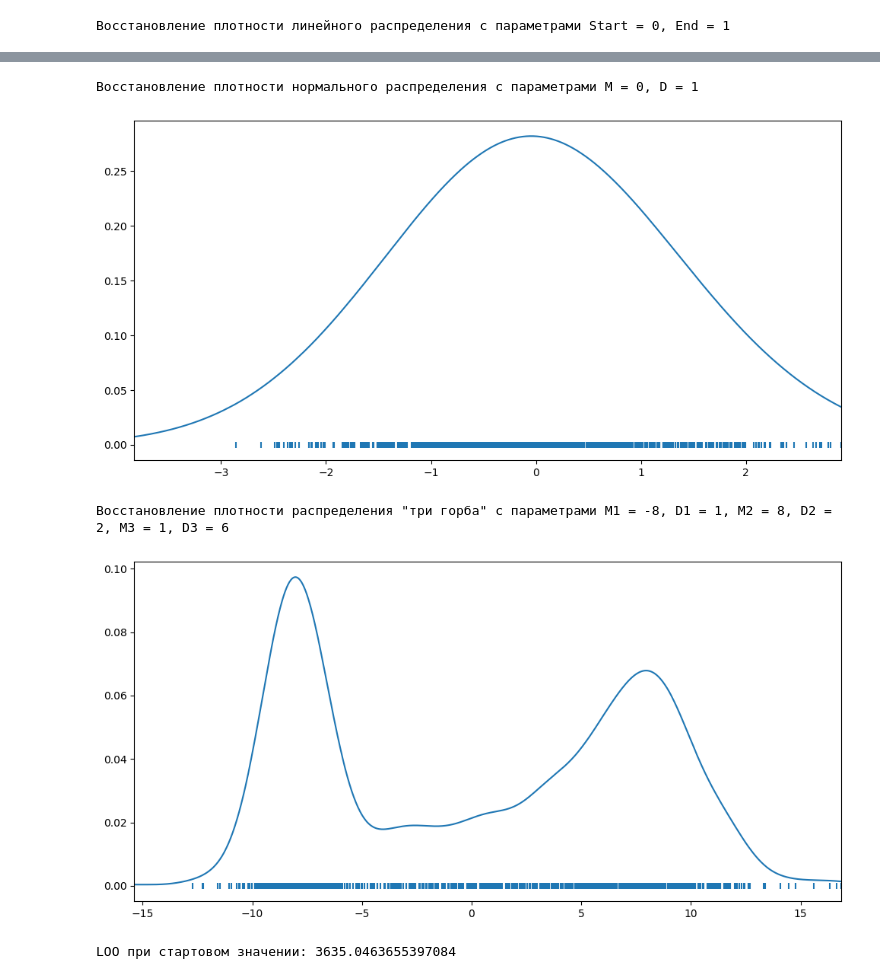
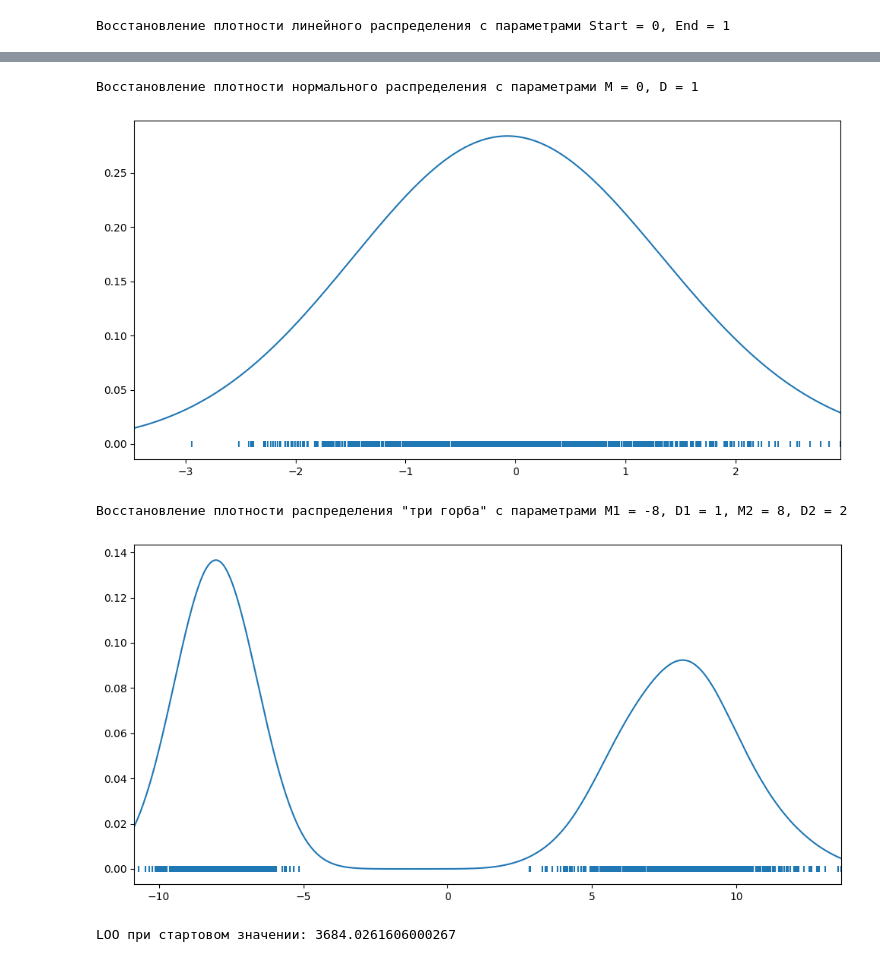
Before and after one commit to RealLoLka/DZ-FKII, a Jupyter notebook: lab5/lab5.ipynb, the cells around one changed output, grey strips where cells are left out. Cells and saved outputs as stored; diff of their text form; code cells hidden in the pictures.

```diff
--- a/lab5/lab5.ipynb
+++ b/lab5/lab5.ipynb
@@ -30,7 +30,7 @@ def NormalData(DataSize, M, D):
       x.append(Normal(M, D))
     return x
 # %%
-def ThreePeaksData(N, m1, d1, m2, d2):
+def TwoPeaksData(N, m1, d1, m2, d2):
     x = []
     for i in range(N):
         r = random.random()
@@ -40,10 +40,13 @@ def ThreePeaksData(N, m1, d1, m2, d2):
           x.append(Normal(m2,d2))
     return x
 # %%
+def gauss_kernel(r):
+     return ((2 * math.pi) ** (-1 / 2)) * np.exp(-1 / 2 * (r ** 2))
+
 def ParzenRosenblatt(x, data, h):
     p = 0
     for i in data:
-        p = p + Gaussian((x - i)/h)/ (len(data)*h)
+        p = p + gauss_kernel((x - i)/h)/ (len(data)*h)
     return p
 # %%
 DataSize = 1000
@@ -56,42 +59,40 @@ def Plot(DataSize, data):
   # Создание графика
   fig, ax = plt.subplots(figsize=(10,5))
   ax.plot(x, ParzenRosenblatt(x, data, h=1))
   ax.scatter(data, Points, marker = "|")
   # Оформление
   ax.set_xlim((plt_min, plt_max))
   plt.tight_layout()
   # Вывод графика на экран
   plt.show()
 
 # Изобразим график 1
-Start = 0;
-End = 1;
+Start = 0
+End = 1
 lin_dat = LinearData(DataSize, Start, End)
 print(f'Восстановление плотности линейного распределения с параметрами Start = {Start}, End = {End}')
 Plot(DataSize, lin_dat)
 # Изобразим график 2
 M=0
 D=1
 nor_dat = NormalData(DataSize, M, D)
 print(f'Восстановление плотности нормального распределения с параметрами M = {M}, D = {D}')
 Plot(DataSize, nor_dat)
 # Изобразим график 3
 M1=-8
 D1=1
 M2=8
 D2=2
-M3=1
-D3=6
-tp_dat = ThreePeaksData(DataSize, M1, D1, M2, D2, M3, D3)
-print(f'Восстановление плотности распределения "три горба" с параметрами M1 = {M1}, D1 = {D1}, M2 = {M2}, D2 = {D2}, M3 = {M3}, D3 = {D3}')
+tp_dat = TwoPeaksData(DataSize, M1, D1, M2, D2)
+print(f'Восстановление плотности распределения "два горба" с параметрами M1 = {M1}, D1 = {D1}, M2 = {M2}, D2 = {D2}')
 Plot(DataSize, tp_dat)
 # %% [output]
 Восстановление плотности линейного распределения с параметрами Start = 0, End = 1
 [figure]
 Восстановление плотности нормального распределения с параметрами M = 0, D = 1
-[figure, old version]
+[figure, new version]
-Восстановление плотности распределения "три горба" с параметрами M1 = -8, D1 = 1, M2 = 8, D2 = 2, M3 = 1, D3 = 6
+Восстановление плотности распределения "три горба" с параметрами M1 = -8, D1 = 1, M2 = 8, D2 = 2
-[figure, old version]
+[figure, new version]
 # %%
 def LeaveOneOut(data,h):
     loo = 0
@@ -108,5 +109,5 @@ for h in list:
         h_min = h
 print(f"LOO при стартовом значении: {LeaveOneOut(tp_dat,h)}")
 # %% [output]
-LOO при стартовом значении: 3635.0463655397084
+LOO при стартовом значении: 3684.0261606000267
 # %%
```
Also changed, not shown: parts of 4 cells of this notebook.
